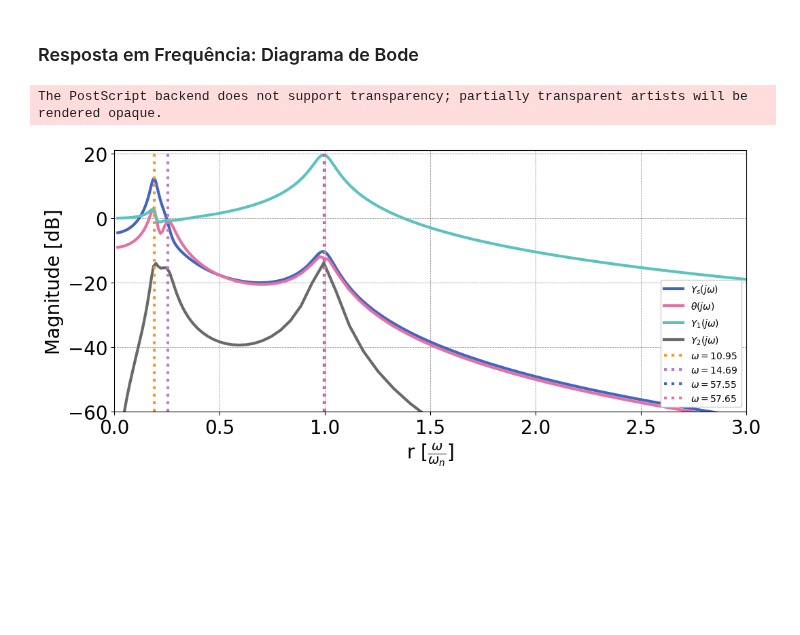
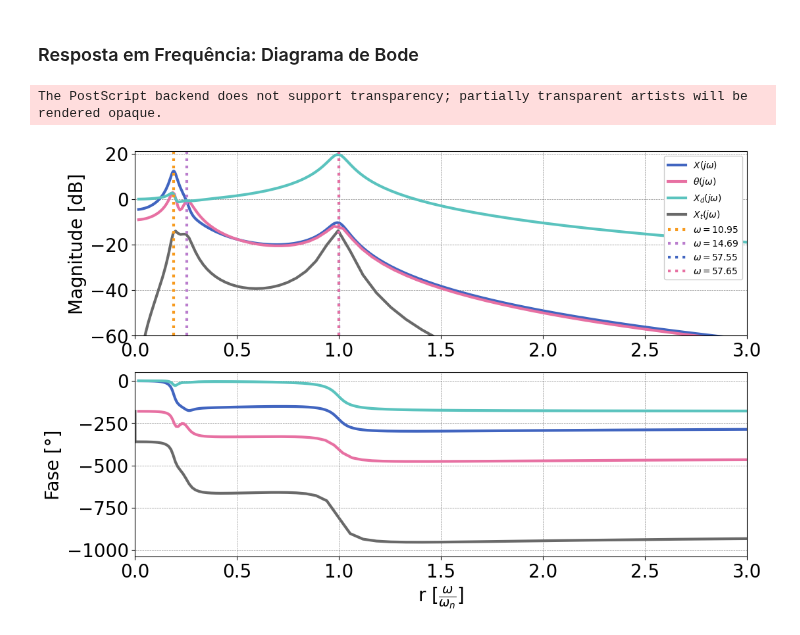
Before and after one commit to ErickNMA/vibrations, a Jupyter notebook: half_car/pitch/HC_LTI.ipynb, the cells around one changed output. Drawn from its saved outputs; the diff is of its cells as text; code cells hidden in the pictures; blank space fills up the shorter version.

```diff
--- a/half_car/pitch/HC_LTI.ipynb
+++ b/half_car/pitch/HC_LTI.ipynb
@@ -230,7 +230,7 @@ time, y = ct.forced_response(system, T=time, U=(ut, ud), X0=np.block([X0.T, V0.T
 colors = ['C6', 'C1', 'C2', 'C3']
 plt.rcParams['figure.figsize'] = (12, 10)
 plt.subplots(4, sharex=True)
-labels = ['$y_s(t)~~[mm]$', '$\\theta(t)~~[°]$', '$y_1(t)~~[mm]$', '$y_2(t)~~[mm]$']
+labels = ['$x(t)~~[mm]$', '$\\theta(t)~~[°]$', '$x_d~~[mm]$', '$x_t~~[mm]$']
 for i in range(4):
     plt.subplot(4, 1, (i+1))
     if(i==1):
@@ -253,7 +253,7 @@ colors = ['C6', 'C1', 'C2', 'C3']
 plt.rcParams['figure.figsize'] = (12, 5)
 fig, ax1 = plt.subplots()
 ax2 = ax1.twinx()
-labels = ['$y_s(t)$', '$\\theta(t)$', '$y_1(t)$', '$y_2(t)$']
+labels = ['$x(t)$', '$\\theta(t)$', '$x_d(t)$', '$x_t(t)$']
 for i in range(4):
     if(i==1):
         ax2.plot(time, np.degrees(y[i]), color=colors[i], label=labels[i])
@@ -276,32 +276,38 @@ The PostScript backend does not support transparency; partially transparent arti
 # %%
 ft = ct.ss2tf(system)
 num = ft.num
 den = ft.den
 
 bode = []
-for i in range(4):
-    bode.append(ct.bode(ct.tf(num[i][0], den[i][0]), plot=False, dB=True))
+for i in range(len(omega_n)):
+    bode.append(ct.bode(ct.tf(num[i][0], den[i][0]), plot=False))
 
 N = np.max(omega_n)
 
-plt.rcParams['figure.figsize'] = (12, 5)
-plt.figure()
+plt.rcParams['figure.figsize'] = (12, 8)
+plt.subplots(len(omega_n), sharex=True)
 
-labels = ['$Y_s(j\omega)$', '$\\theta(j\omega)$', '$Y_1(j\omega)$', '$Y_2(j\omega)$']
-for i in range(4):
+labels = ['$X(j\omega)$', '$\\theta(j\omega)$', '$X_d(j\omega)$', '$X_t(j\omega)$']
+plt.subplot(2, 1, 1)
+for i in range(len(omega_n)):
     plt.plot((bode[i][2]/N), mag2db(bode[i][0]), label=labels[i])
-for i in range(4):
+for i in range(len(omega_n)):
     plt.plot((omega_n[i]/N, omega_n[i]/N), (-60, 21), linestyle='dotted', label=f'$\omega = {omega_n[i]:.2f}$')
 #plt.plot((np.sqrt(2), np.sqrt(2)), (-60, 21), color='pink', linestyle='-.', label='$r = \sqrt{2}$')
-
 plt.xlim(0, 3)
 plt.ylim(-60, 21)
-plt.xlabel('r [$\\frac{\omega}{\omega_n}$]')
 plt.ylabel('Magnitude [dB]')
 plt.legend(fontsize=10)
+plt.subplot(2, 1, 2)
+for i in range(len(omega_n)):
+    plt.plot((bode[i][2]/N), np.degrees(bode[i][1]))
+plt.xlim(0, 3)
+plt.xlabel('r [$\\frac{\omega}{\omega_n}$]')
+plt.ylabel('Fase [°]')
 if(title):
+    plt.subplot(len(omega_n), 1, 1)
     plt.title('Resposta em Frequência')
 plt.savefig('curves/FR_LTI.eps', dpi=600, transparent=True, bbox_inches='tight')
 # %% [output]
 The PostScript backend does not support transparency; partially transparent artists will be rendered opaque.
-[figure, old version]
+[figure, new version]
```
Also changed, not shown: parts of 1 cell of this notebook, 41 other files.
